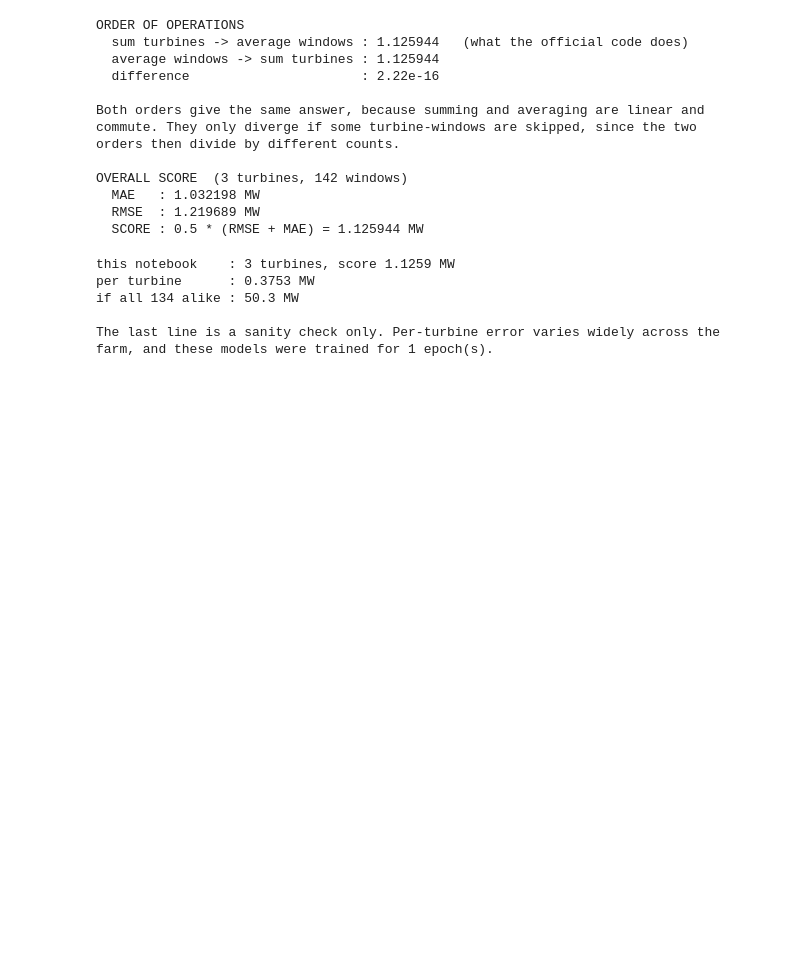
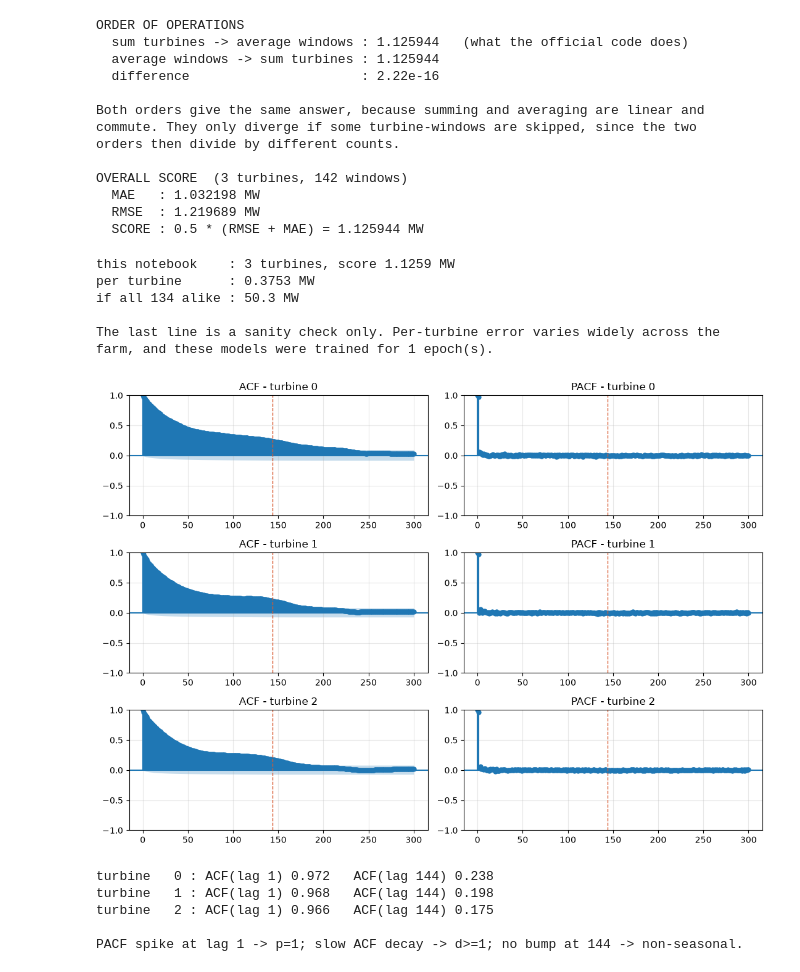
Before and after one commit to dorsamou/windevolve, a Jupyter notebook: notebooks/gru_metrics_interpretation.ipynb, the cells around one changed output. Saved outputs shown, nothing was run; the diff lists cells and outputs as text; code cells hidden in the pictures; blank space fills up the shorter version.

Commit message:
add arma, arima, naive baselines and stat tests(adf, acf, and pacf to notebook)

```diff
--- a/notebooks/gru_metrics_interpretation.ipynb
+++ b/notebooks/gru_metrics_interpretation.ipynb
@@ -395,3 +395,40 @@ if all 134 alike : 50.3 MW
 
 The last line is a sanity check only. Per-turbine error varies widely across the
 farm, and these models were trained for 1 epoch(s).
+# %%
+# ACF / PACF on the training series, to choose the ARIMA order. Needs statsmodels.
+from statsmodels.graphics.tsaplots import plot_acf, plot_pacf
+
+TRAIN_CSV = EV.prep_env()["path_to_train"]
+ACF_TURBINES = SUBSET[:3] if SUBSET else [0, 1, 2]
+MAX_LAG = 300                                        # past the daily lag (144)
+
+df_tr = pd.read_csv(TRAIN_CSV, usecols=["TurbID", "Patv"])
+total_tr = len(df_tr) // CAPACITY
+patv_tr = np.nan_to_num(df_tr["Patv"].to_numpy(dtype=float), nan=0.0)
+
+fig, axes = plt.subplots(len(ACF_TURBINES), 2, figsize=(11, 2.6 * len(ACF_TURBINES)))
+axes = np.atleast_2d(axes)
+for row, tid in enumerate(ACF_TURBINES):
+    s = patv_tr[tid * total_tr:(tid + 1) * total_tr]
+    plot_acf(s, lags=MAX_LAG, ax=axes[row, 0], alpha=0.05)
+    plot_pacf(s, lags=MAX_LAG, ax=axes[row, 1], alpha=0.05, method="ywm")
+    axes[row, 0].axvline(144, color="#D85A30", ls="--", lw=1)
+    axes[row, 1].axvline(144, color="#D85A30", ls="--", lw=1)
+    axes[row, 0].set_title("ACF - turbine {}".format(tid))
+    axes[row, 1].set_title("PACF - turbine {}".format(tid))
+plt.tight_layout(); plt.show()
+
+for tid in ACF_TURBINES:
+    s = patv_tr[tid * total_tr:(tid + 1) * total_tr]
+    print("turbine {:3d} : ACF(lag 1) {:.3f}   ACF(lag 144) {:.3f}".format(
+        tid, np.corrcoef(s[1:], s[:-1])[0, 1], np.corrcoef(s[144:], s[:-144])[0, 1]))
+print()
+print("PACF spike at lag 1 -> p=1; slow ACF decay -> d>=1; no bump at 144 -> non-seasonal.")
+# %% [output]
+[figure, added]
+turbine   0 : ACF(lag 1) 0.972   ACF(lag 144) 0.238
+turbine   1 : ACF(lag 1) 0.968   ACF(lag 144) 0.198
+turbine   2 : ACF(lag 1) 0.966   ACF(lag 144) 0.175
+
+PACF spike at lag 1 -> p=1; slow ACF decay -> d>=1; no bump at 144 -> non-seasonal.
```
Also changed, not shown: parts of 3 cells of this notebook, 10 other files.
